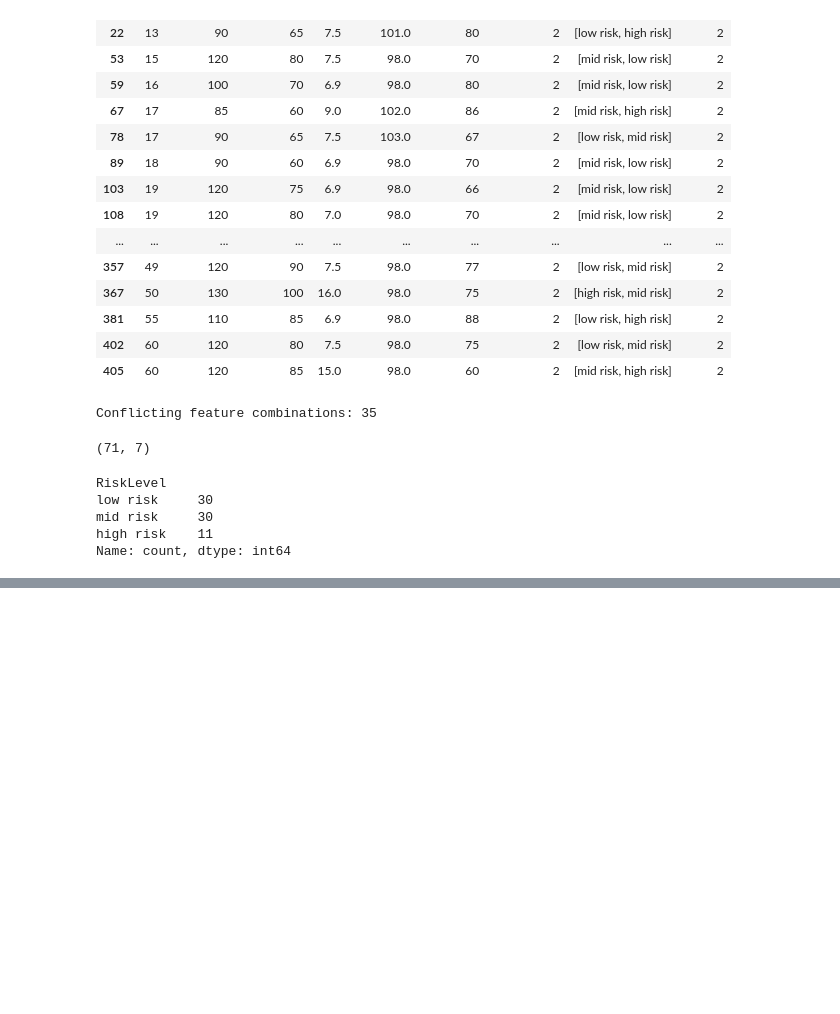
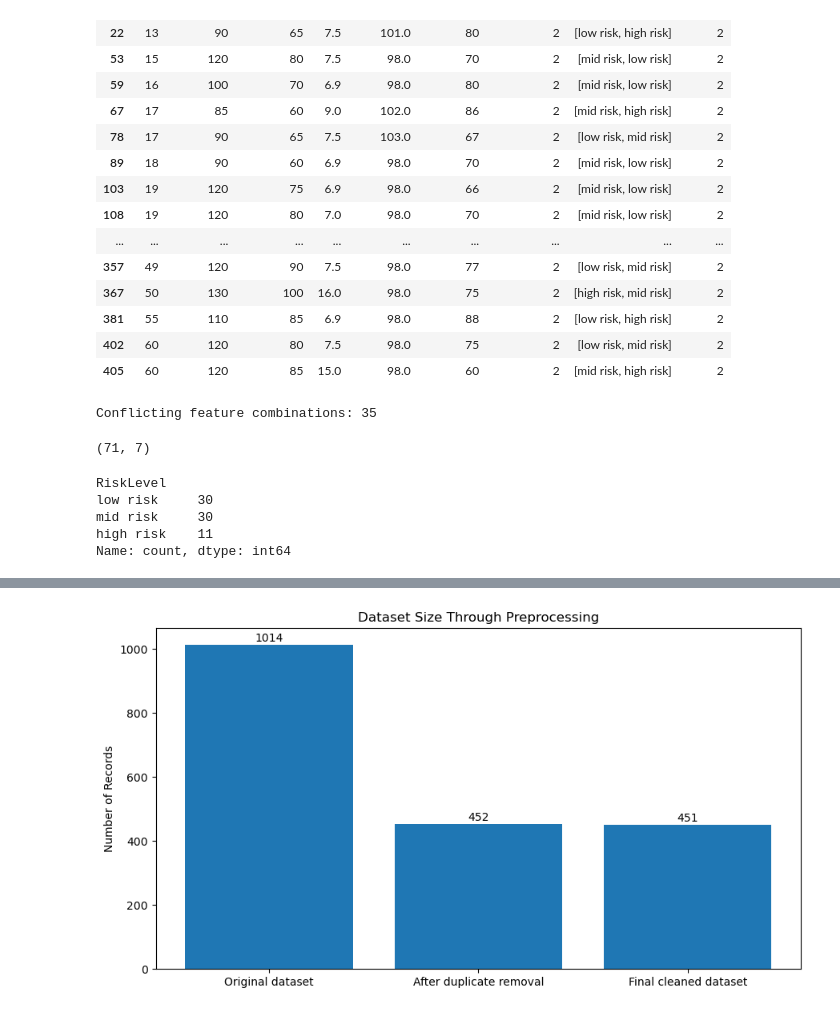
Before and after one commit to xloli20/SIC-MATERNAL-AI, a Jupyter notebook: ml/notebooks/preprocessing.ipynb, the cells around one changed output, grey strips where cells are left out. Saved outputs shown, nothing was run; the diff lists cells and outputs as text; code cells hidden in the pictures; blank space fills up the shorter version.

Commit message:
Polish preprocessing notebook and add visualizations

```diff
--- a/ml/notebooks/preprocessing.ipynb
+++ b/ml/notebooks/preprocessing.ipynb
@@ -519,0 +628,39 @@ Name: count, dtype: int64
+# %%
+import matplotlib.pyplot as plt
+
+##  1. Dataset size through preprocessing
+original_rows = len(df)
+exact_duplicates = df.duplicated().sum()
+after_duplicates = original_rows - exact_duplicates
+final_rows = len(df_clean)
+
+preprocessing_stages = [
+    "Original dataset",
+    "After duplicate removal",
+    "Final cleaned dataset"
+]
+
+row_counts = [
+    original_rows,
+    after_duplicates,
+    final_rows
+]
+
+plt.figure(figsize=(9, 5))
+bars = plt.bar(preprocessing_stages, row_counts)
+
+plt.title("Dataset Size Through Preprocessing")
+plt.ylabel("Number of Records")
+
+for bar, count in zip(bars, row_counts):
+    plt.text(
+        bar.get_x() + bar.get_width() / 2,
+        bar.get_height() + max(row_counts) * 0.01,
+        f"{count}",
+        ha="center"
+    )
+
+plt.tight_layout()
+plt.show()
+# %% [output]
+[figure, added]
```
Also changed, not shown: parts of 29 cells of this notebook.
